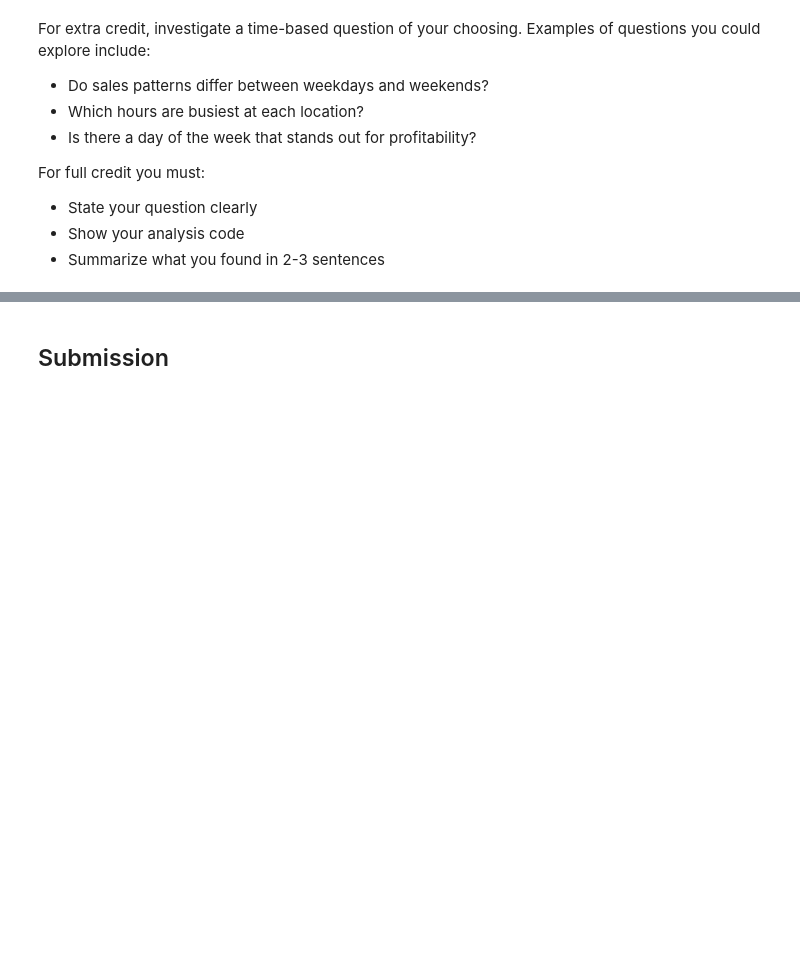
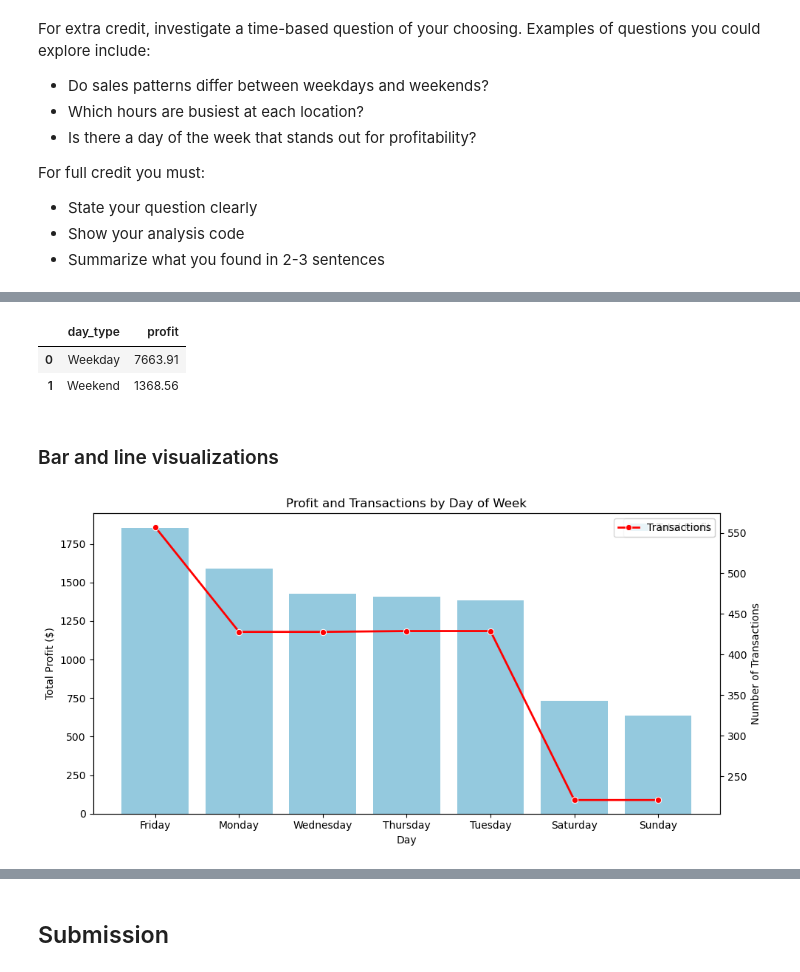
Before and after one commit to osamaabofarsakh25-cpu/py4eda-work, a Jupyter notebook: test2b/test_2b.ipynb, the cells around one changed output, grey strips where cells are left out. Drawn from its saved outputs; the diff is of its cells as text; code cells hidden in the pictures; blank space fills up the shorter version.

Commit message:
Completed all tasks and bonus analysis; ready for submission

```diff
--- a/test2b/test_2b.ipynb
+++ b/test2b/test_2b.ipynb
@@ -444,0 +443,20 @@ For full credit you must:
+# %%
+# Bonus: Your time-based analysis here
+
+
+# Weekday vs weekend profit analysis
+merged_data["day_name"] = merged_data["timestamp"].dt.day_name()
+
+# groupby total profit and number of transactions by day
+weekday_summary = (
+    merged_data
+    .groupby("day_name")
+    .agg(
+        total_profit=("profit", "sum"),
+        num_of_transactions=("transaction_id", "count")
+    )
+    .reset_index()
+    .sort_values(by="total_profit", ascending=False)      # sort values based on profit
+)
+
+weekday_summary             # display values
@@ -444,0 +474,59 @@ For full credit you must:
+# %%
+# Bonus: Your time-based analysis here
+
+# total_profit based on day of week (weekday vs.weekend)
+merged_data["day_of_week"] = merged_data["timestamp"].dt.dayofweek
+
+# classify each row as Weekday or Weekend
+merged_data["day_type"] = merged_data["day_of_week"].apply(
+    lambda x: "Weekend" if x >= 5 else "Weekday"              # lambda function to find weekday and weekend
+)
+
+# total profit per weekday vs.weekend
+time_summary = merged_data.groupby("day_type")["profit"].sum().reset_index()
+time_summary
+# %% [output]
+|  | day_type | profit |
+| 0 | Weekday | 7663.91 |
+| 1 | Weekend | 1368.56 |
+# %% [markdown]
+### Bar and line visualizations
+# %%
+# Display number of transactions and total profit with day
+plt.figure(figsize=(10,5))
+
+# First, a Bar plot for profit
+ax = sns.barplot(
+    data=weekday_summary,
+    x="day_name",
+    y="total_profit",
+    color="skyblue",
+    label="Total Profit"
+)
+
+# Create second axis for transactions, now we have 3 axes
+ax2 = ax.twinx()
+
+# Line plot for transactions (overlay)
+sns.lineplot(
+    data=weekday_summary,
+    x="day_name",
+    y="num_of_transactions",
+    color="red",
+    marker="o",
+    linewidth=2,
+    label="Transactions",
+    ax=ax2
+)
+
+# Titles and labels
+ax.set_title("Profit and Transactions by Day of Week")
+ax.set_xlabel("Day")
+ax.set_ylabel("Total Profit ($)")
+ax2.set_ylabel("Number of Transactions")
+
+# display graph
+plt.tight_layout()
+plt.show()
+# %% [output]
+[figure, added]
```
Also changed, not shown: parts of 7 cells of this notebook.
